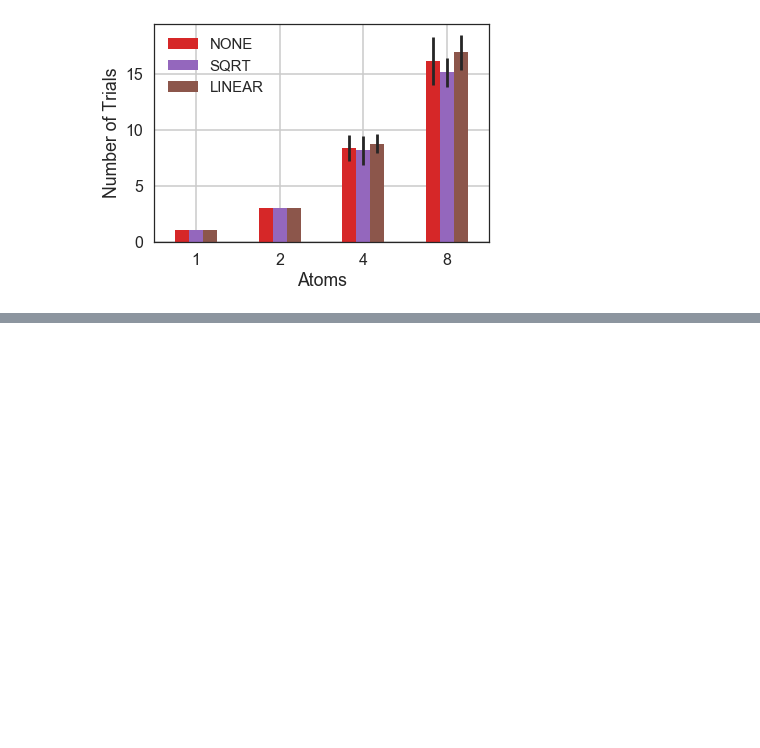
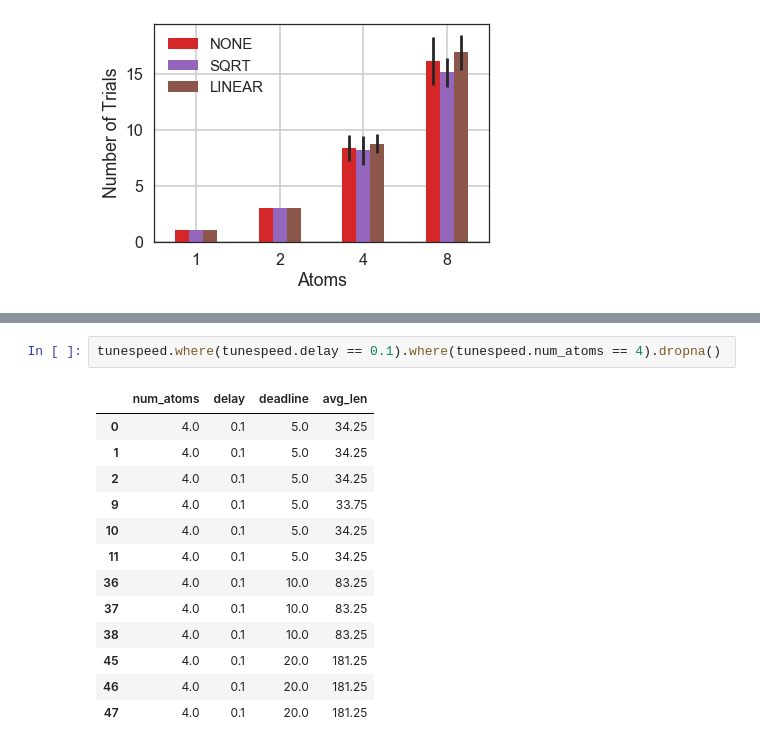
Before and after one commit to richardliaw/sospresults, a Jupyter notebook: ablatives/ablatives.ipynb, the cells around one changed output, grey strips where cells are left out. Cells and saved outputs as stored; diff of their text form; blank space fills up the shorter version.

```diff
--- a/ablatives/ablatives.ipynb
+++ b/ablatives/ablatives.ipynb
@@ -289,0 +336,16 @@ plt.savefig("./dra-trials.pdf", bbox_inches='tight')
+# %%
+tunespeed.where(tunespeed.delay == 0.1).where(tunespeed.num_atoms == 4).dropna()
+# %% [output]
+|  | num_atoms | delay | deadline | avg_len |
+| 0 | 4.0 | 0.1 | 5.0 | 34.25 |
+| 1 | 4.0 | 0.1 | 5.0 | 34.25 |
+| 2 | 4.0 | 0.1 | 5.0 | 34.25 |
+| 9 | 4.0 | 0.1 | 5.0 | 33.75 |
+| 10 | 4.0 | 0.1 | 5.0 | 34.25 |
+| 11 | 4.0 | 0.1 | 5.0 | 34.25 |
+| 36 | 4.0 | 0.1 | 10.0 | 83.25 |
+| 37 | 4.0 | 0.1 | 10.0 | 83.25 |
+| 38 | 4.0 | 0.1 | 10.0 | 83.25 |
+| 45 | 4.0 | 0.1 | 20.0 | 181.25 |
+| 46 | 4.0 | 0.1 | 20.0 | 181.25 |
+| 47 | 4.0 | 0.1 | 20.0 | 181.25 |
```
Also changed, not shown: parts of 3 cells of this notebook, 1 other file.
